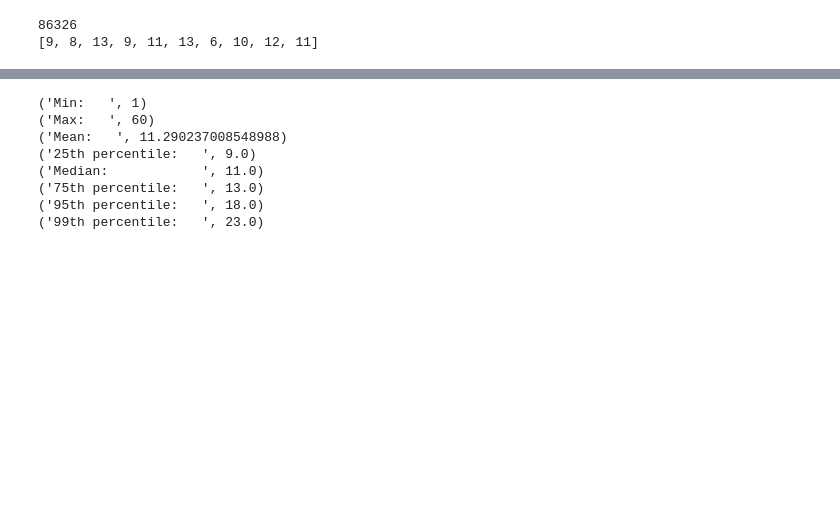
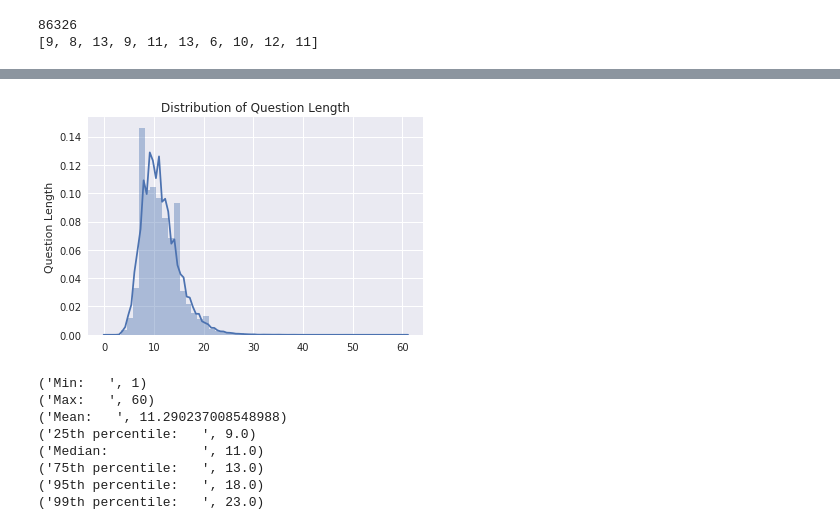
Before and after one commit to priya-dwivedi/cs224n-Squad-Project, a Jupyter notebook: analysis_data_length.ipynb, the cells around one changed output, grey strips where cells are left out. Cells and saved outputs as stored; diff of their text form; code cells hidden in the pictures; blank space fills up the shorter version.

```diff
--- a/analysis_data_length.ipynb
+++ b/analysis_data_length.ipynb
@@ -92,3 +100,15 @@ plt.show()
+# %%
+import matplotlib.pyplot as plt
+%matplotlib inline
+import seaborn as sns
+sns.set(color_codes=True)
+ax = sns.distplot(ques_len)
+ax.set_title('Distribution of Question Length')
+ax.set_ylabel('Question Length')
+plt.savefig('question_length.png')
+plt.show()
+# %% [output]
+[figure, added]
 # %%
 ques_array = np.array(ques_len)
 
```
Also changed, not shown: parts of 10 cells of this notebook, 18 other files.
